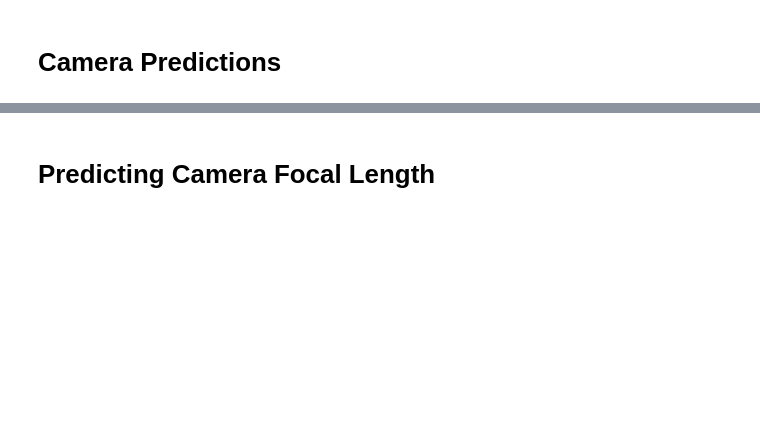
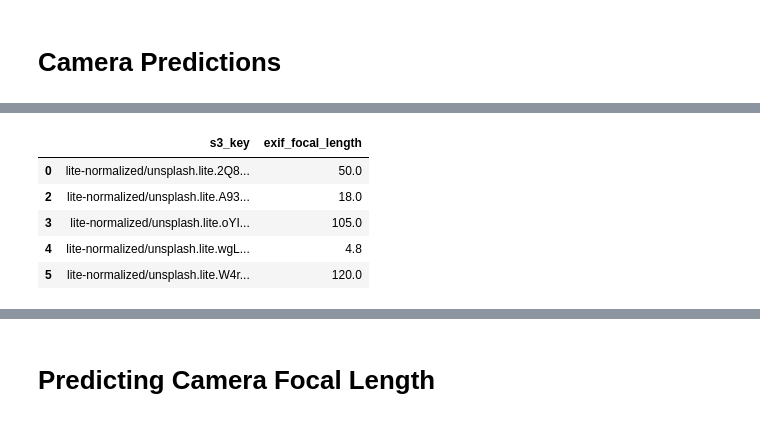
Before and after one commit to a-poor/camera-predictions, a Jupyter notebook: 02.camera-predictions.ipynb, the cells around one changed output, grey strips where cells are left out. Cells and saved outputs as stored; diff of their text form; code cells hidden in the pictures; blank space fills up the shorter version.

```diff
--- a/02.camera-predictions.ipynb
+++ b/02.camera-predictions.ipynb
@@ -14,0 +33,19 @@ bucket = s3.Bucket("ap-unsplash-images")
+# %%
+df.exif_focal_length = df.exif_focal_length.apply(clean_focal_length)
+
+MAX_FOCAL_LENGTH = 200
+subdf = df[
+    (df.exif_focal_length.apply(is_valid_focal_length)) &
+    (subdf.exif_focal_length < MAX_FOCAL_LENGTH)
+][["s3_key","exif_focal_length"]]
+
+subdf.exif_focal_length = subdf.exif_focal_length.apply(float)
+
+subdf.head()
+# %% [output]
+|  | s3_key | exif_focal_length |
+| 0 | lite-normalized/unsplash.lite.2Q8... | 50.0 |
+| 2 | lite-normalized/unsplash.lite.A93... | 18.0 |
+| 3 | lite-normalized/unsplash.lite.oYI... | 105.0 |
+| 4 | lite-normalized/unsplash.lite.wgL... | 4.8 |
+| 5 | lite-normalized/unsplash.lite.W4r... | 120.0 |
```
Also changed, not shown: parts of 16 cells of this notebook, 1 other file.
